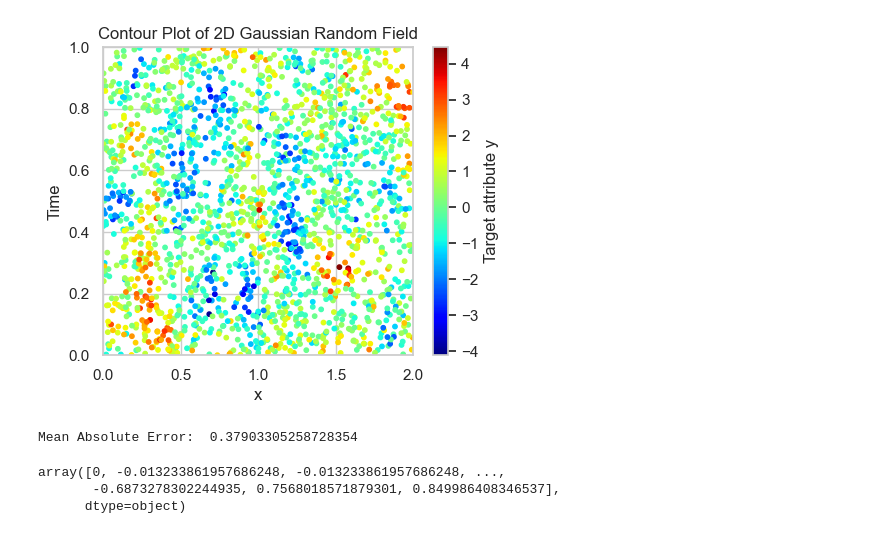
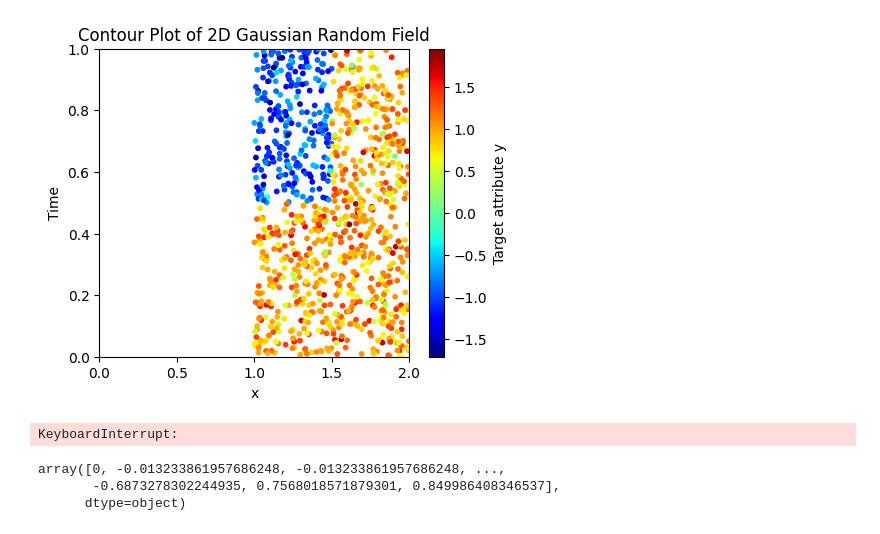
Before and after one commit to hossein-haeri/msmsa, a Jupyter notebook: dth_run.ipynb, the cells around one changed output. Saved outputs shown, nothing was run; the diff lists cells and outputs as text; code cells hidden in the pictures.

```diff
--- a/dth_run.ipynb
+++ b/dth_run.ipynb
@@ -37,7 +37,7 @@ def generate_2d_gaussian_random_field(num_points, scale):
     # Generate the random field
     mean = np.zeros(num_points)
     y = np.random.multivariate_normal(mean, covariance_func)
-    y = y + np.random.normal(0, .8, num_points)
+    y = y + np.random.normal(0, .2, num_points)
     return x, t, y
 
 def generate_2_class_field(num_points):
@@ -67,7 +67,7 @@ def generate_2d_abrupt_drift_field(num_points):
         # if x[i]+t[i] > 1:
             y[i] = -1
             # print(y[i],i)
-    y = y + np.random.normal(0, 0, num_points)
+    y = y + np.random.normal(0, 0.3, num_points)
     return x, t, y
 
 
@@ -76,83 +76,92 @@ num_points = 1000  # Number of points to sample
 scale = 0.1  # Scale of the correlation
 
 # Generate field
-x1, t1, y1 = generate_2d_gaussian_random_field(num_points, scale)
+# x1, t1, y1 = generate_2d_gaussian_random_field(num_points, scale)
 # x2, t2, y2 = generate_2_class_field(int(num_points/3))
-x2, t2, y2 = generate_2d_gaussian_random_field(num_points, scale)
+# x2, t2, y2 = generate_2d_gaussian_random_field(num_points, scale)
 
 
-# combine the data into one dataset
-x = np.concatenate((x1, x2+1))
-t = np.concatenate((t1, t2))
-y = np.concatenate((y1, y2))
+# # combine the data into one dataset
+# x = np.concatenate((x1, x2+1))
+# t = np.concatenate((t1, t2))
+# y = np.concatenate((y1, y2))
 
 
-# x, t, y = generate_2d_abrupt_drift_field(num_points)
+x, t, y = generate_2d_abrupt_drift_field(num_points)
 # x = x1
 # t = t1
 # y = y1
 
 num_samples = len(x)
 # Make a stream of samples
 stream = []
 for i in range(num_samples):
     stream.append((x[i], y[i], t[i], None))
 # sort samples in the stream by time
 stream.sort(key=lambda sample: sample[2])
 
 %matplotlib inline
 # Create a contour plot
 plt.figure(figsize=(5, 4))
 # plt.tricontourf(x, t, y, levels=20, cmap='viridis')
 # plt.colorbar(label='Target attribute y')
 vmin = min(y)
 vmax = max(y)
 plt.scatter(x, t, c=y, s=10, cmap='jet',vmin=vmin, vmax=vmax)
 plt.colorbar(label='Target attribute y')
 plt.xlim(0, 2)
 plt.ylim(0, 1)
 plt.title('Contour Plot of 2D Gaussian Random Field')
 plt.xlabel('x')
 plt.ylabel('Time')
 plt.show()
 # %% [output]
-[figure, old version]
+[figure, new version]
 # %%
 %matplotlib qt
 plt.close('all')
 plt.figure(figsize=(4.5, 4.9))
-dth = DTH(    epsilon=0.9,
-              num_sub_learners=5,
-              min_new_samples_for_base_learner_update=5,
-              min_new_samples_for_pruining=1,
-              multi_threading_sub_learners=True,
-              pruning_disabled=False,
-              num_pruning_threads=1,
-              max_elimination=5,
-              use_sublearners_as_baselearner=False,
-              max_investigated_samples = 10)
+# dth = DTH(    epsilon=0.9,
+#               num_sub_learners=5,
+#               min_new_samples_for_base_learner_update=5,
+#               min_new_samples_for_pruining=1,
+#               multi_threading_sub_learners=True,
+#               pruning_disabled=False,
+#               num_pruning_threads=1,
+#               max_elimination=5,
+#               use_sublearners_as_baselearner=False,
+#               max_investigated_samples = 10)
+dth = DTH(epsilon=0.99)
+dth.base_learner = learning_models.RandomForest(n_estimators=50, bootstrap=True, n_jobs=-1, max_depth=7)
 y_pred = []
 stream = np.array(stream)
 samples_in_memory = []
 for i, (X, y, t, y_pred) in enumerate(tqdm(stream)):
-    stream[i,3] = dth.predict_online_model([X], t)[0]
+    # stream[i,3] = dth.predict_online_model([X], t)[0]
+
+
+    X_with_time = np.append(i,X).reshape(1,-1)
+    # PREDICTION
+    stream[i,3] = dth.predict_online_model(X_with_time)[0]
+
+
     # print(stream[i,3])
     dth.add_sample([X], y, t)
     dth.update_online_model()
     samples_in_memory.append(len(dth.memory))
 
 
-    # memory_X = [sample[0] for sample in dth.memory]
-    # memory_t = [sample[2] for sample in dth.memory]
-    # memory_y = [sample[1] for sample in dth.memory]
-    # plt.cla()
-    # # draw hline at t
-    # plt.axhline(t, color='r', linestyle='--', lw=1)
-    # plt.scatter(memory_X, memory_t, c=memory_y, s=10, cmap='jet',vmax=vmax, vmin=vmin)
-    # plt.xlim(0, 2)
-    # plt.ylim(0, 1)
-    # plt.title('Number of samples in memory: {}'.format(len(dth.memory)) + '\n Total recieved samples: {}'.format(i))
-    # plt.pause(0.0001)
+    memory_X = [sample.X for sample in dth.memory]
+    memory_t = [sample.t for sample in dth.memory]
+    memory_y = [sample.y for sample in dth.memory]
+    plt.cla()
+    # draw hline at t
+    plt.axhline(t, color='r', linestyle='--', lw=1)
+    plt.scatter(memory_X, memory_t, c=memory_y, s=10, cmap='jet',vmax=vmax, vmin=vmin)
+    plt.xlim(0, 2)
+    plt.ylim(0, 1)
+    plt.title('Number of samples in memory: {}'.format(len(dth.memory)) + '\n Total recieved samples: {}'.format(i))
+    plt.pause(0.0001)
 
 
 
@@ -162,7 +171,7 @@ y_true = stream[:,1]
 error = np.abs(y_true - y_pred)
 print('Mean Absolute Error: ', np.mean(error))
 # %% [output]
-Mean Absolute Error:  0.37903305258728354
+KeyboardInterrupt:
 # %%
 # %% [output]
 array([0, -0.013233861957686248, -0.013233861957686248, ...,
```
Also changed, not shown: 7 other files.
